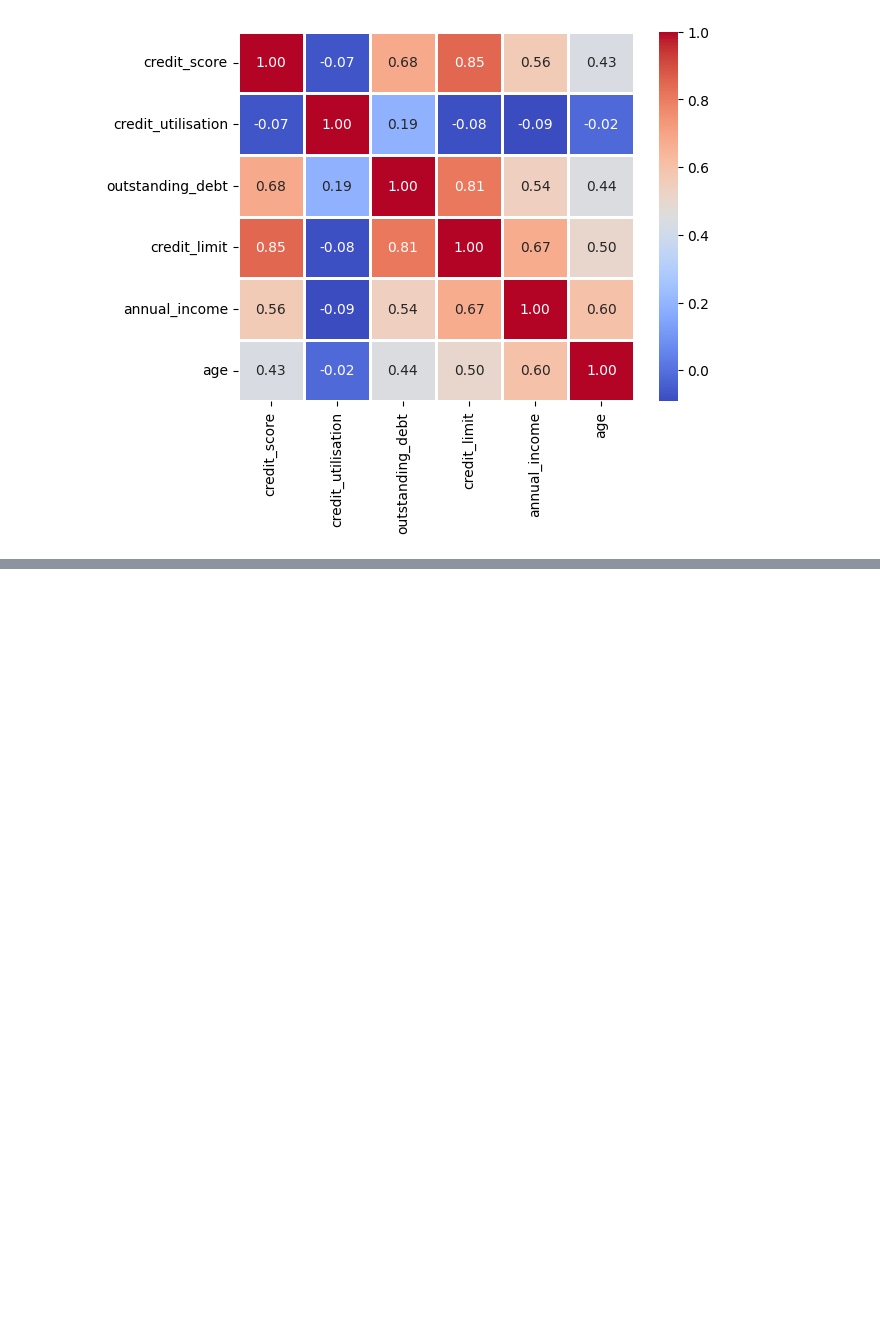
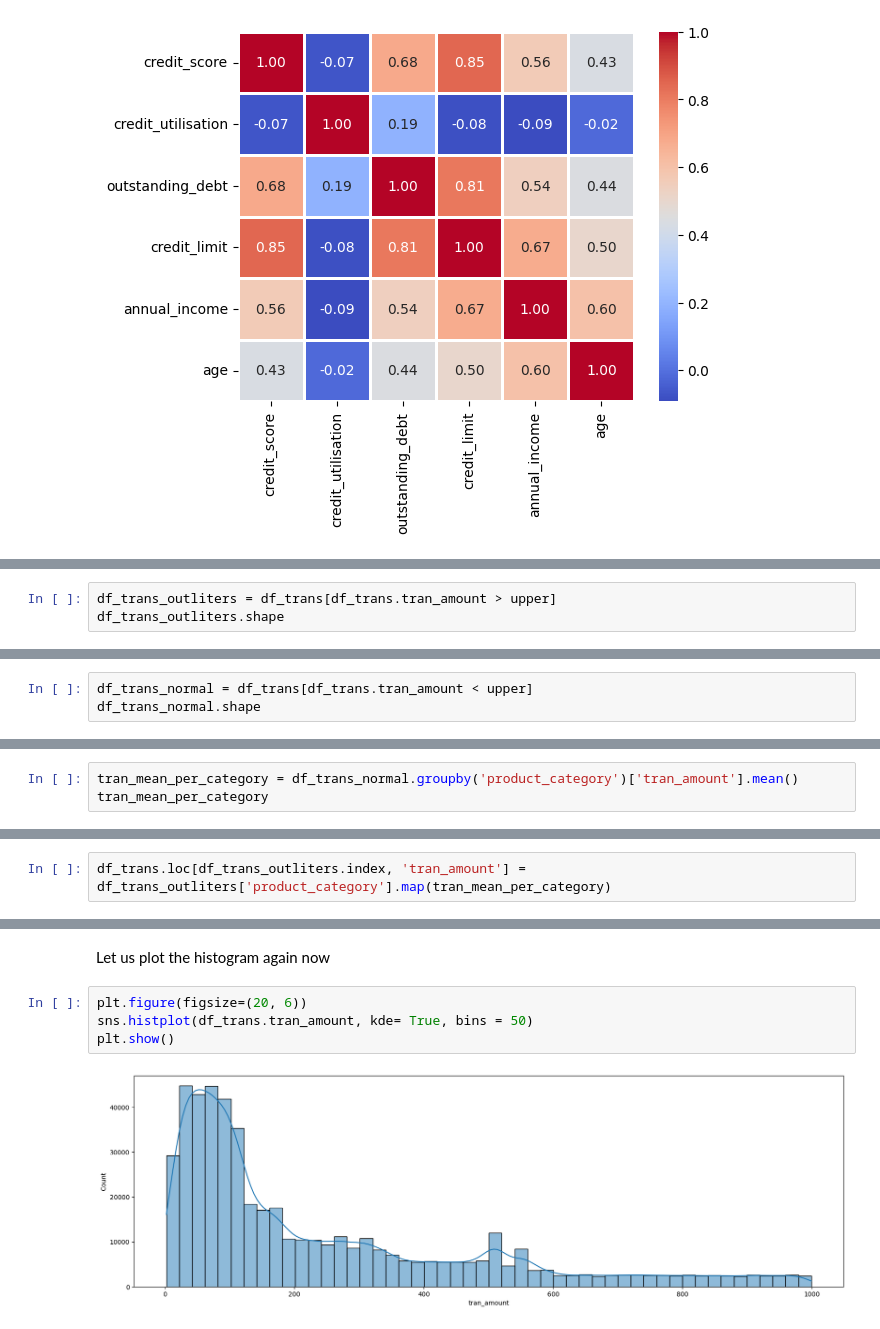
Before and after one commit to pramod2110/AtliQo-Bank-Project, a Jupyter notebook: code.ipynb, the cells around one changed output, grey strips where cells are left out. Cells and saved outputs as stored; diff of their text form; blank space fills up the shorter version.

```diff
--- a/code.ipynb
+++ b/code.ipynb
@@ -913,0 +1132,3 @@ plt.show()
+# %%
+df_trans_outliters = df_trans[df_trans.tran_amount > upper]
+df_trans_outliters.shape
@@ -913,0 +1137,3 @@ plt.show()
+# %%
+df_trans_normal = df_trans[df_trans.tran_amount < upper]
+df_trans_normal.shape
@@ -913,0 +1151,3 @@ plt.show()
+# %%
+tran_mean_per_category = df_trans_normal.groupby('product_category')['tran_amount'].mean()
+tran_mean_per_category
@@ -913,0 +1166,2 @@ plt.show()
+# %%
+df_trans.loc[df_trans_outliters.index, 'tran_amount'] = df_trans_outliters['product_category'].map(tran_mean_per_category)
@@ -913,0 +1186,8 @@ plt.show()
+# %% [markdown]
+Let us plot the histogram again now
+# %%
+plt.figure(figsize=(20, 6))
+sns.histplot(df_trans.tran_amount, kde= True, bins = 50)
+plt.show()
+# %% [output]
+[figure, added]
```
Also changed, not shown: parts of 54 cells of this notebook.
